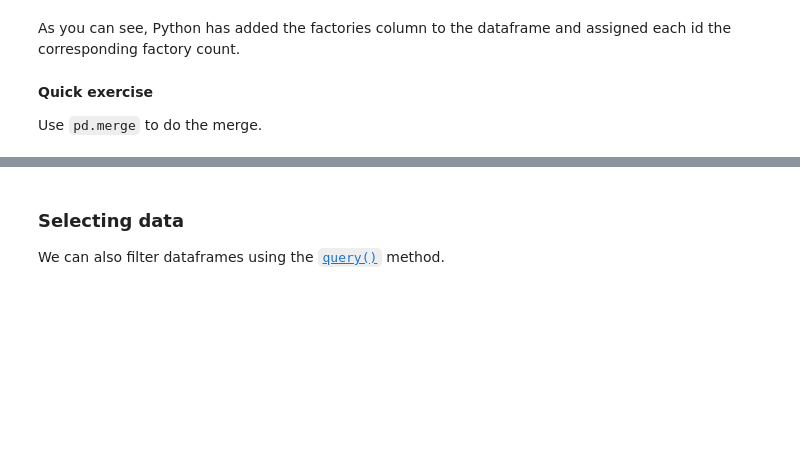
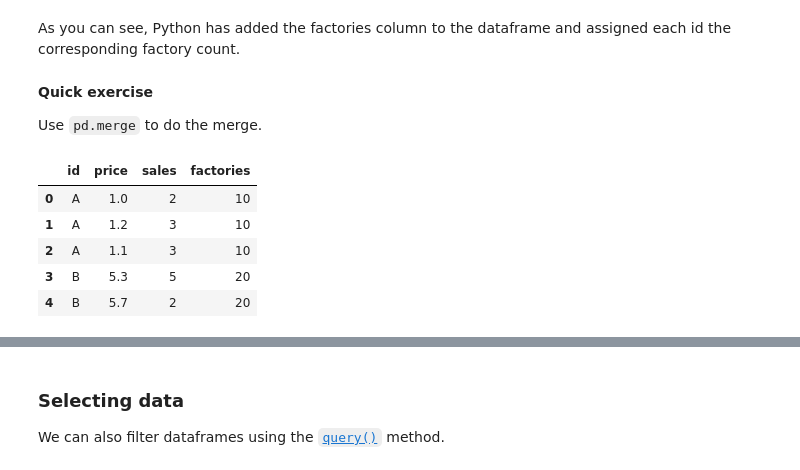
Before and after one commit to Segtanof/pyfin, a Jupyter notebook: 04_Data_Structures_and_IO.ipynb, the cells around one changed output, grey strips where cells are left out. Cells and saved outputs as stored; diff of their text form; code cells hidden in the pictures; blank space fills up the shorter version.

```diff
--- a/04_Data_Structures_and_IO.ipynb
+++ b/04_Data_Structures_and_IO.ipynb
@@ -343,3 +738,12 @@ As you can see, Python has added the factories column to the dataframe and assig
 **Quick exercise**
 
 Use `pd.merge` to do the merge.
+# %%
+pd.merge(data_1, data_2, how= "right")
+# %% [output]
+|  | id | price | sales | factories |
+| 0 | A | 1.0 | 2 | 10 |
+| 1 | A | 1.2 | 3 | 10 |
+| 2 | A | 1.1 | 3 | 10 |
+| 3 | B | 5.3 | 5 | 20 |
+| 4 | B | 5.7 | 2 | 20 |
```
Also changed, not shown: parts of 76 cells of this notebook, 6 other files.
